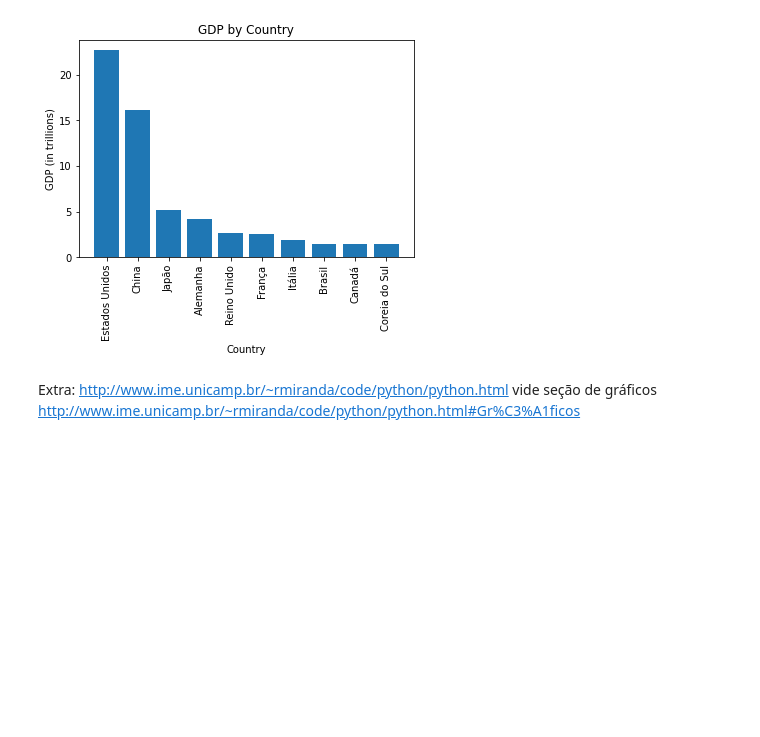
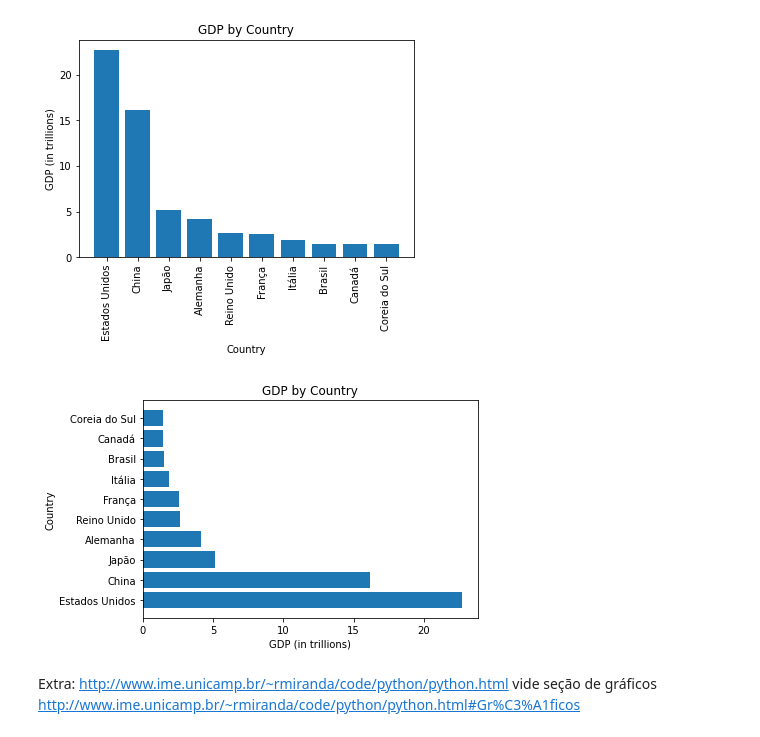
Before and after one commit to armandossrecife/icc, a Jupyter notebook: matplotlib_basic.ipynb, the cells around one changed output. Drawn from its saved outputs; the diff is of its cells as text; code cells hidden in the pictures; blank space fills up the shorter version.

```diff
--- a/matplotlib_basic.ipynb
+++ b/matplotlib_basic.ipynb
@@ -489,5 +489,22 @@ plt.title('GDP by Country')
 plt.show()
 # %% [output]
 [figure]
+# %%
+# Load the data from the .csv file into a pandas DataFrame
+df = pd.read_csv(gdp_by_country)
+
+# Create a bar plot
+plt.barh(df['Country'], df['GDP(trillions)'])
+
+# Add labels and a title to the plot
+plt.xlabel('GDP (in trillions)')
+plt.ylabel('Country')
+
+plt.title('GDP by Country')
+
+# Show the plot
+plt.show()
+# %% [output]
+[figure, added]
 # %% [markdown]
 Extra: http://www.ime.unicamp.br/~rmiranda/code/python/python.html vide seção de gráficos http://www.ime.unicamp.br/~rmiranda/code/python/python.html#Gr%C3%A1ficos
```
Also changed, not shown: parts of 3 cells of this notebook.
